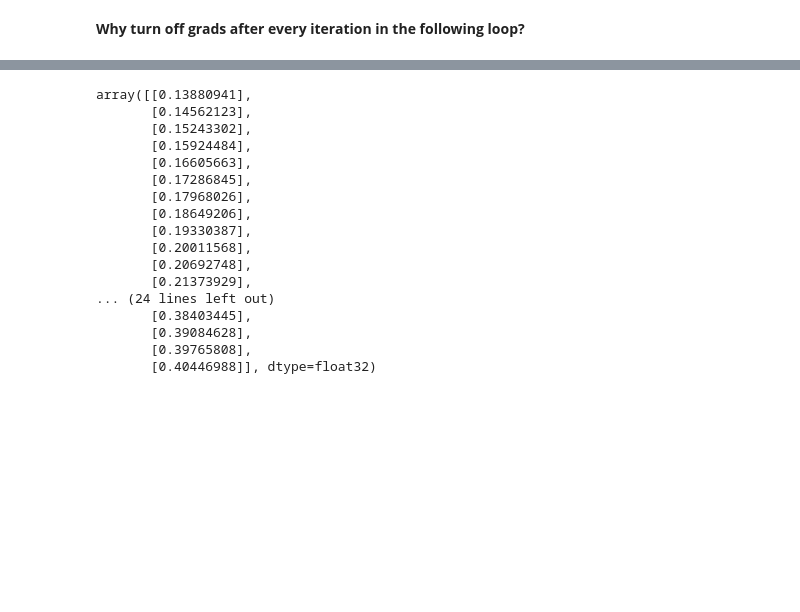
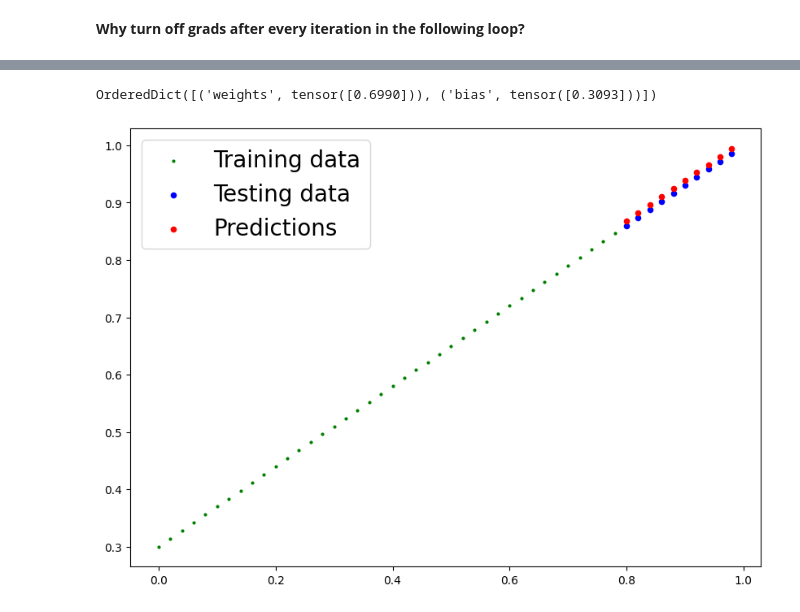
Before and after one commit to MuhammadSafeer786/My-PyTorch-Journey, a Jupyter notebook: Chapter_02_PyTorch_Workflow.ipynb, the cells around one changed output, grey strips where cells are left out. Drawn from its saved outputs; the diff is of its cells as text; code cells hidden in the pictures; blank space fills up the shorter version.

```diff
--- a/Chapter_02_PyTorch_Workflow.ipynb
+++ b/Chapter_02_PyTorch_Workflow.ipynb
@@ -203,20 +206,0 @@ for epoch in range(epochs):
-# %%
-y_preds.detach().numpy()
-# %% [output]
-array([[0.13880941],
-       [0.14562123],
-       [0.15243302],
-       [0.15924484],
-       [0.16605663],
-       [0.17286845],
-       [0.17968026],
-       [0.18649206],
-       [0.19330387],
-       [0.20011568],
-       [0.20692748],
-       [0.21373929],
-... (24 lines left out)
-       [0.38403445],
-       [0.39084628],
-       [0.39765808],
-       [0.40446988]], dtype=float32)
@@ -225,0 +207,13 @@ array([[0.13880941],
+# %%
+model.state_dict() # got as close as the model could to the orignal weights and biases. it means almost 99.99% accuracy on trian dataset
+# %% [output]
+OrderedDict([('weights', tensor([0.6990])), ('bias', tensor([0.3093]))])
+# %%
+torch.manual_seed(42)
+with torch.inference_mode():
+  y_preds = model(X_test)
+  test_loss = loss_func(y_preds, y_test)
+# %%
+plot_predictions(predictions=y_preds)
+# %% [output]
+[figure, added]
```
Also changed, not shown: parts of 4 cells of this notebook.
